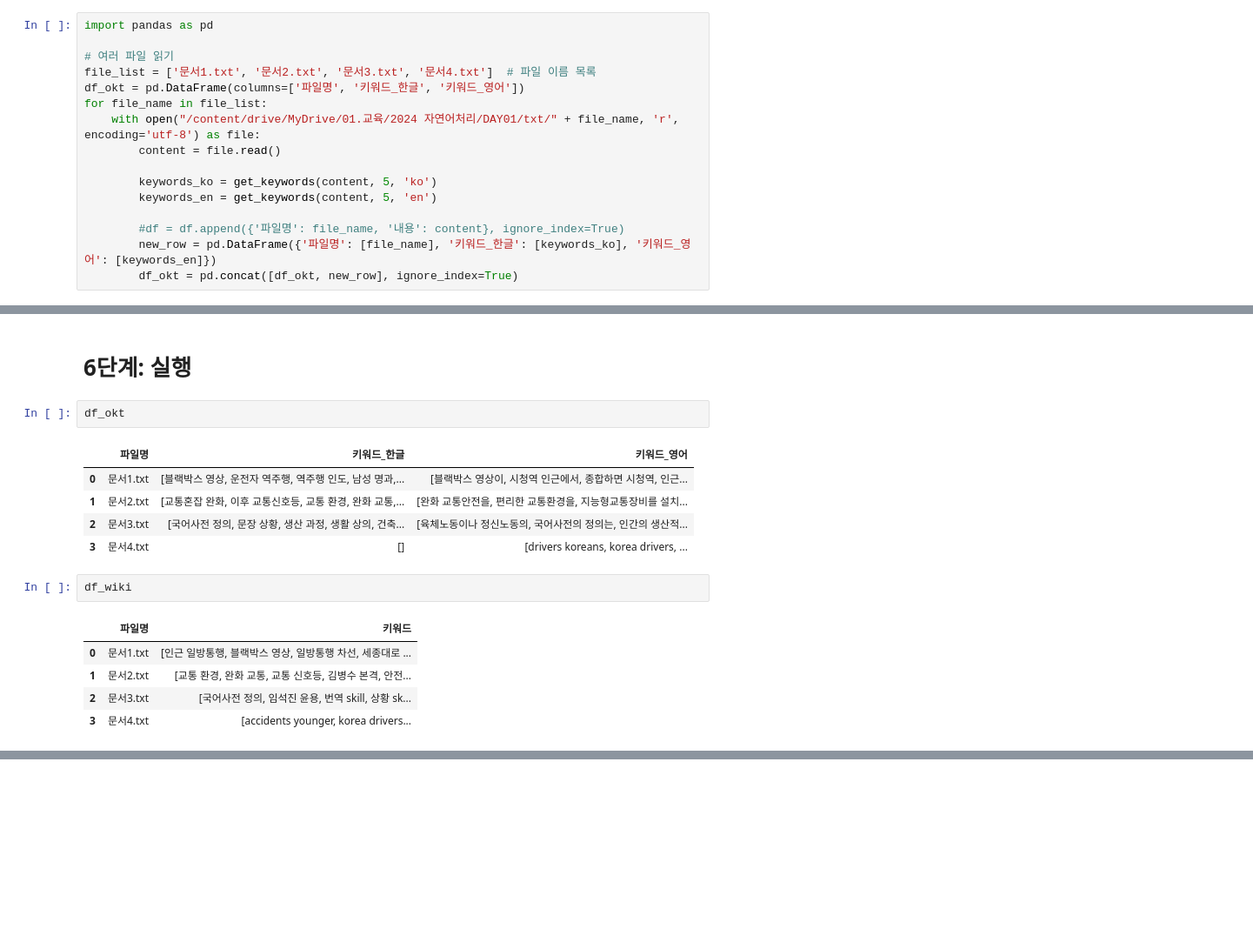
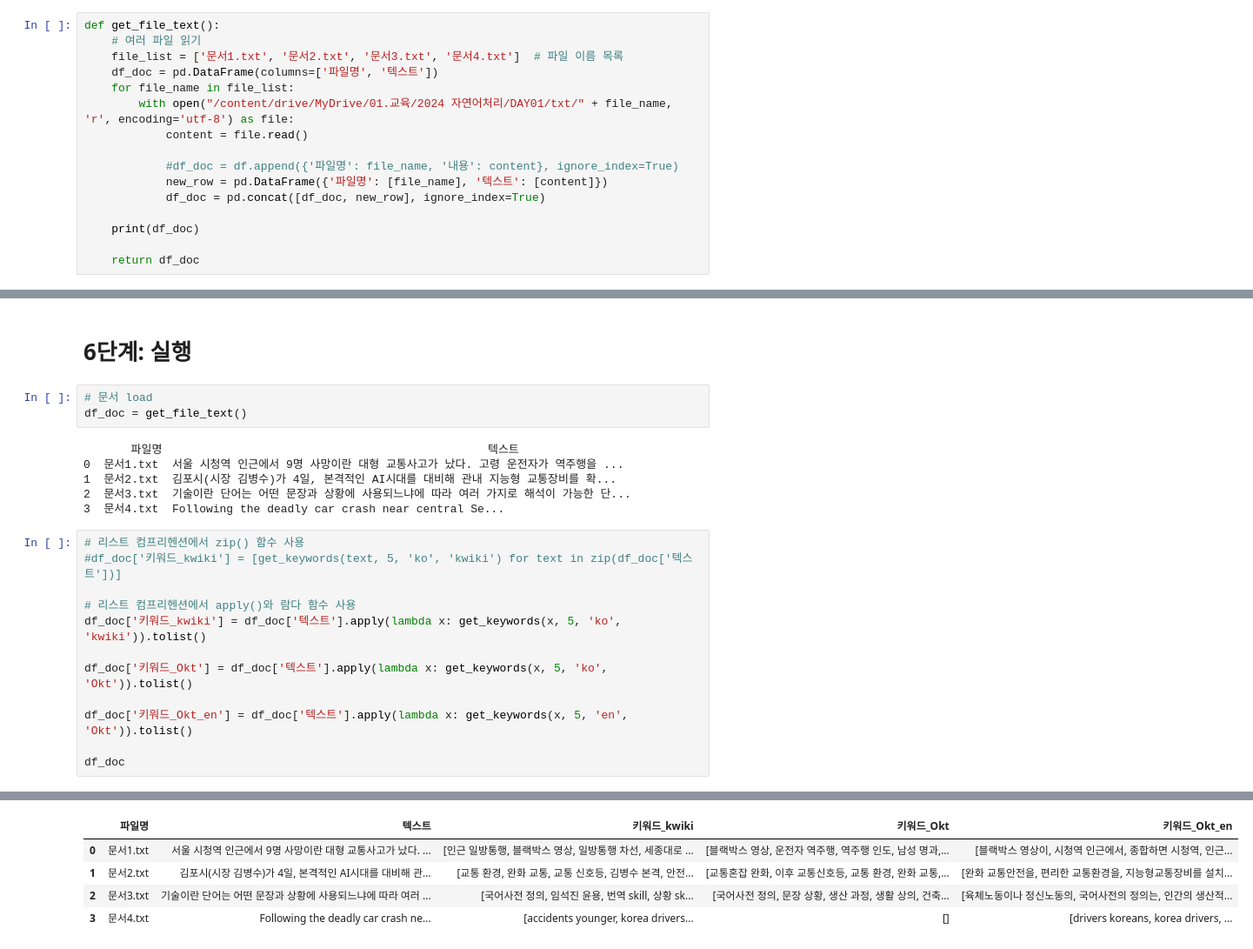
Before and after one commit to fuman/nlp, a Jupyter notebook: createKM_Mix.ipynb, the cells around one changed output, grey strips where cells are left out. Shown: that part at 87% size. Saved outputs shown, nothing was run; the diff lists cells and outputs as text; blank space fills up the shorter version.

```diff
--- a/createKM_Mix.ipynb
+++ b/createKM_Mix.ipynb
@@ -108,18 +112,18 @@ def get_keywords(text, top_n=5, lang='ko'):
 # %% [markdown]
 # 5단계: 문서 Load
 # %%
-import pandas as pd
+def get_file_text():
+    # 여러 파일 읽기
+    file_list = ['문서1.txt', '문서2.txt', '문서3.txt', '문서4.txt']  # 파일 이름 목록
+    df_doc = pd.DataFrame(columns=['파일명', '텍스트'])
+    for file_name in file_list:
+        with open("/content/drive/MyDrive/01.교육/2024 자연어처리/DAY01/txt/" + file_name, 'r', encoding='utf-8') as file:
+            content = file.read()
 
-# 여러 파일 읽기
-file_list = ['문서1.txt', '문서2.txt', '문서3.txt', '문서4.txt']  # 파일 이름 목록
-df_okt = pd.DataFrame(columns=['파일명', '키워드_한글', '키워드_영어'])
-for file_name in file_list:
-    with open("/content/drive/MyDrive/01.교육/2024 자연어처리/DAY01/txt/" + file_name, 'r', encoding='utf-8') as file:
-        content = file.read()
+            #df_doc = df.append({'파일명': file_name, '내용': content}, ignore_index=True)
+            new_row = pd.DataFrame({'파일명': [file_name], '텍스트': [content]})
+            df_doc = pd.concat([df_doc, new_row], ignore_index=True)
 
-        keywords_ko = get_keywords(content, 5, 'ko')
-        keywords_en = get_keywords(content, 5, 'en')
+    print(df_doc)
 
-        #df = df.append({'파일명': file_name, '내용': content}, ignore_index=True)
-        new_row = pd.DataFrame({'파일명': [file_name], '키워드_한글': [keywords_ko], '키워드_영어': [keywords_en]})
-        df_okt = pd.concat([df_okt, new_row], ignore_index=True)
+    return df_doc
@@ -167,18 +130,24 @@ Following the deadly car crash near central Seoul on July debate has rekindled o
 # %% [markdown]
 # 6단계: 실행
-# %%
-df_okt
-# %% [output]
-|  | 파일명 | 키워드_한글 | 키워드_영어 |
-| 0 | 문서1.txt | [블랙박스 영상, 운전자 역주행, 역주행 인도, 남성 명과,... | [블랙박스 영상이, 시청역 인근에서, 종합하면 시청역, 인근... |
-| 1 | 문서2.txt | [교통혼잡 완화, 이후 교통신호등, 교통 환경, 완화 교통,... | [완화 교통안전을, 편리한 교통환경을, 지능형교통장비를 설치... |
-| 2 | 문서3.txt | [국어사전 정의, 문장 상황, 생산 과정, 생활 상의, 건축... | [육체노동이나 정신노동의, 국어사전의 정의는, 인간의 생산적... |
-| 3 | 문서4.txt | [] | [drivers koreans, korea drivers, ... |
-# %%
-df_wiki
-# %% [output]
-|  | 파일명 | 키워드 |
-| 0 | 문서1.txt | [인근 일방통행, 블랙박스 영상, 일방통행 차선, 세종대로 ... |
-| 1 | 문서2.txt | [교통 환경, 완화 교통, 교통 신호등, 김병수 본격, 안전... |
-| 2 | 문서3.txt | [국어사전 정의, 임석진 윤용, 번역 skill, 상황 sk... |
-| 3 | 문서4.txt | [accidents younger, korea drivers... |
+# %%
+# 문서 load
+df_doc = get_file_text()
+# %% [output]
+       파일명                                                텍스트
+0  문서1.txt  서울 시청역 인근에서 9명 사망이란 대형 교통사고가 났다. 고령 운전자가 역주행을 ...
+1  문서2.txt  김포시(시장 김병수)가 4일, 본격적인 AI시대를 대비해 관내 지능형 교통장비를 확...
+2  문서3.txt  기술이란 단어는 어떤 문장과 상황에 사용되느냐에 따라 여러 가지로 해석이 가능한 단...
+3  문서4.txt  Following the deadly car crash near central Se...
+# %%
+# 리스트 컴프리헨션에서 zip() 함수 사용
+#df_doc['키워드_kwiki'] = [get_keywords(text, 5, 'ko', 'kwiki') for text in zip(df_doc['텍스트'])]
+
+# 리스트 컴프리헨션에서 apply()와 람다 함수 사용
+df_doc['키워드_kwiki'] = df_doc['텍스트'].apply(lambda x: get_keywords(x, 5, 'ko', 'kwiki')).tolist()
+
+df_doc['키워드_Okt'] = df_doc['텍스트'].apply(lambda x: get_keywords(x, 5, 'ko', 'Okt')).tolist()
+
+df_doc['키워드_Okt_en'] = df_doc['텍스트'].apply(lambda x: get_keywords(x, 5, 'en', 'Okt')).tolist()
+
+df_doc
+# %% [output]
@@ -184,0 +171,5 @@ df_wiki
+|  | 파일명 | 텍스트 | 키워드_kwiki | 키워드_Okt | 키워드_Okt_en |
+| 0 | 문서1.txt | 서울 시청역 인근에서 9명 사망이란 대형 교통사고가 났다. ... | [인근 일방통행, 블랙박스 영상, 일방통행 차선, 세종대로 ... | [블랙박스 영상, 운전자 역주행, 역주행 인도, 남성 명과,... | [블랙박스 영상이, 시청역 인근에서, 종합하면 시청역, 인근... |
+| 1 | 문서2.txt | 김포시(시장 김병수)가 4일, 본격적인 AI시대를 대비해 관... | [교통 환경, 완화 교통, 교통 신호등, 김병수 본격, 안전... | [교통혼잡 완화, 이후 교통신호등, 교통 환경, 완화 교통,... | [완화 교통안전을, 편리한 교통환경을, 지능형교통장비를 설치... |
+| 2 | 문서3.txt | 기술이란 단어는 어떤 문장과 상황에 사용되느냐에 따라 여러 ... | [국어사전 정의, 임석진 윤용, 번역 skill, 상황 sk... | [국어사전 정의, 문장 상황, 생산 과정, 생활 상의, 건축... | [육체노동이나 정신노동의, 국어사전의 정의는, 인간의 생산적... |
+| 3 | 문서4.txt | Following the deadly car crash ne... | [accidents younger, korea drivers... | [] | [drivers koreans, korea drivers, ... |
```
Also changed, not shown: parts of 8 cells of this notebook.
